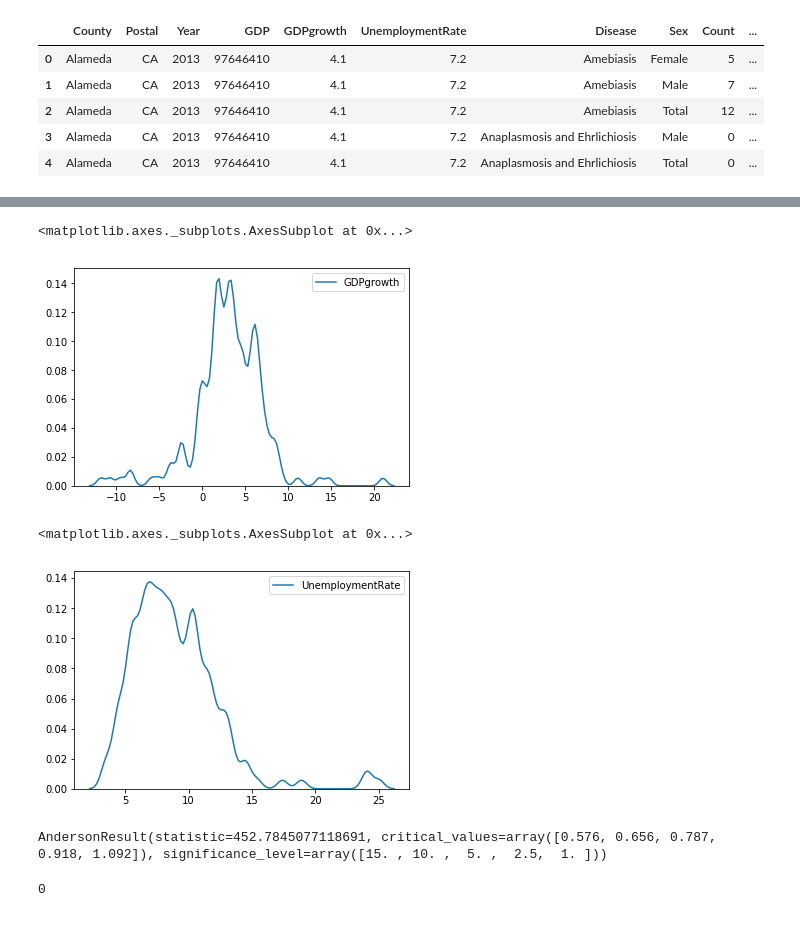
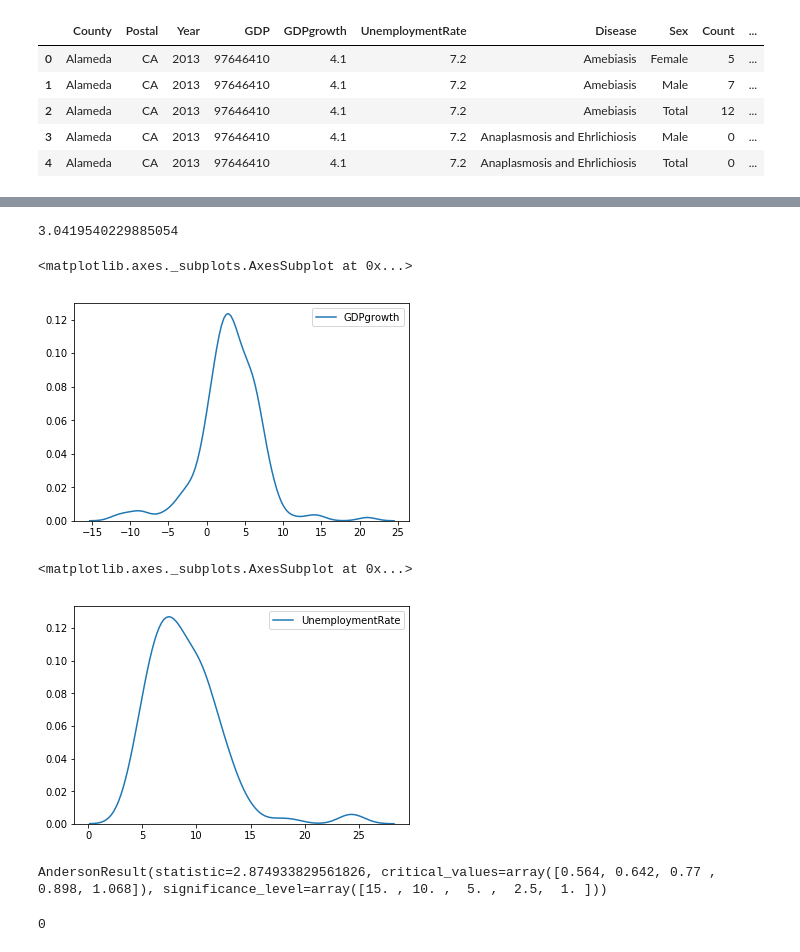
Before and after one commit to ce-r/steps, a Jupyter notebook: capstone_1_eda_other.ipynb, the cells around one changed output, grey strips where cells are left out. Saved outputs shown, nothing was run; the diff lists cells and outputs as text; code cells hidden in the pictures.

```diff
--- a/capstone_1_eda_other.ipynb
+++ b/capstone_1_eda_other.ipynb
@@ -719,5 +759,11 @@ sns.kdeplot(ggud.GDP)
+# %%
+np.mean(ggu.GDPgrowth)
+# mean interval >-5 and <7
+# %% [output]
+3.0419540229885054
 # %%
-sns.kdeplot(ggud.GDPgrowth)
+sns.kdeplot(ggu.GDPgrowth)
+# approx. normal
 # %% [output]
 <matplotlib.axes._subplots.AxesSubplot at 0x...>
-[figure, old version]
+[figure, new version]
@@ -726,14 +770,15 @@ sns.kdeplot(ggud.GDPgrowth)
 # %%
 import seaborn as sns
-sns.kdeplot(ggud.UnemploymentRate)
+sns.kdeplot(ggu.UnemploymentRate)
+# right skewed
 # %% [output]
 <matplotlib.axes._subplots.AxesSubplot at 0x...>
-[figure, old version]
+[figure, new version]
 # %%
 import scipy.stats as sy
-sy.anderson(ggud.UnemploymentRate,'norm')
+sy.anderson(ggu.UnemploymentRate,'norm')
 # reject
 # do i check if the features and residuals are normally distributed
 # %% [output]
-AndersonResult(statistic=452.7845077118691, critical_values=array([0.576, 0.656, 0.787, 0.918, 1.092]), significance_level=array([15. , 10. ,  5. ,  2.5,  1. ]))
+AndersonResult(statistic=2.874933829561826, critical_values=array([0.564, 0.642, 0.77 , 0.898, 1.068]), significance_level=array([15. , 10. ,  5. ,  2.5,  1. ]))
 # %%
```
Also changed, not shown: parts of 39 cells of this notebook.
